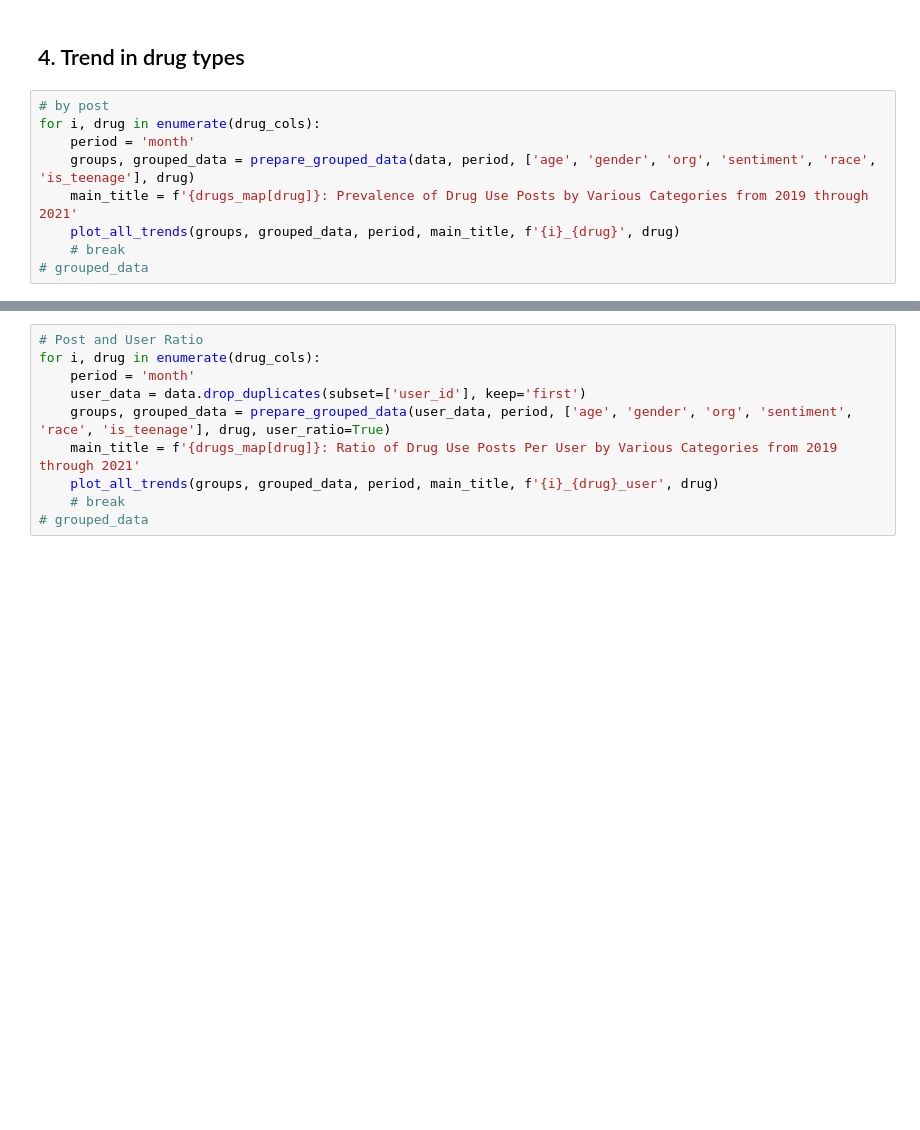
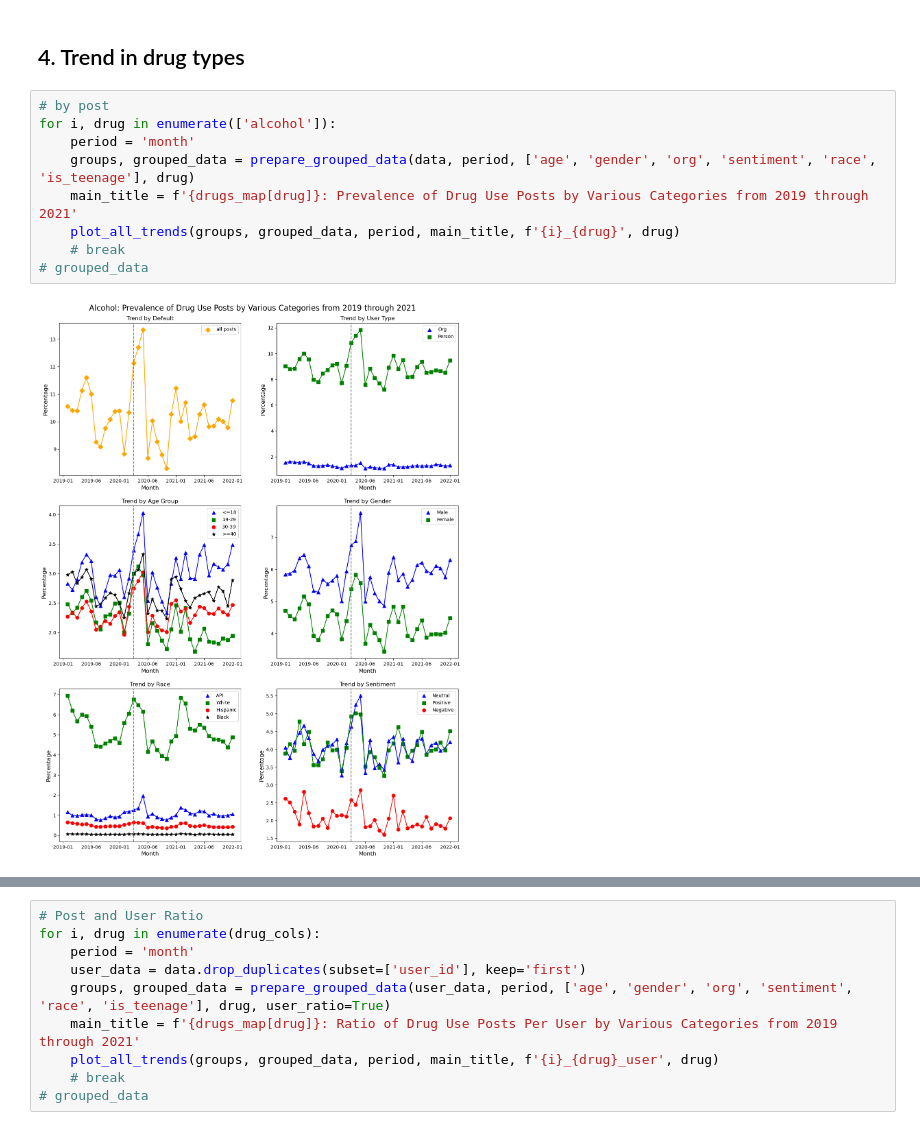
Before and after one commit to JulinaM/DemographicAnalysis, a Jupyter notebook: Trend_Analysis.ipynb, the cells around one changed output, grey strips where cells are left out. Cells and saved outputs as stored; diff of their text form; blank space fills up the shorter version.

```diff
--- a/Trend_Analysis.ipynb
+++ b/Trend_Analysis.ipynb
@@ -519,12 +576,14 @@ drugs_map = {
 ## 4. Trend in drug types
 # %%
 # by post
-for i, drug in enumerate(drug_cols):
+for i, drug in enumerate(['alcohol']):
     period = 'month'
     groups, grouped_data = prepare_grouped_data(data, period, ['age', 'gender', 'org', 'sentiment', 'race', 'is_teenage'], drug)
     main_title = f'{drugs_map[drug]}: Prevalence of Drug Use Posts by Various Categories from 2019 through 2021'
     plot_all_trends(groups, grouped_data, period, main_title, f'{i}_{drug}', drug)
     # break
 # grouped_data
+# %% [output]
+[figure, added]
 # %%
 # by user
```
Also changed, not shown: parts of 14 cells of this notebook.
